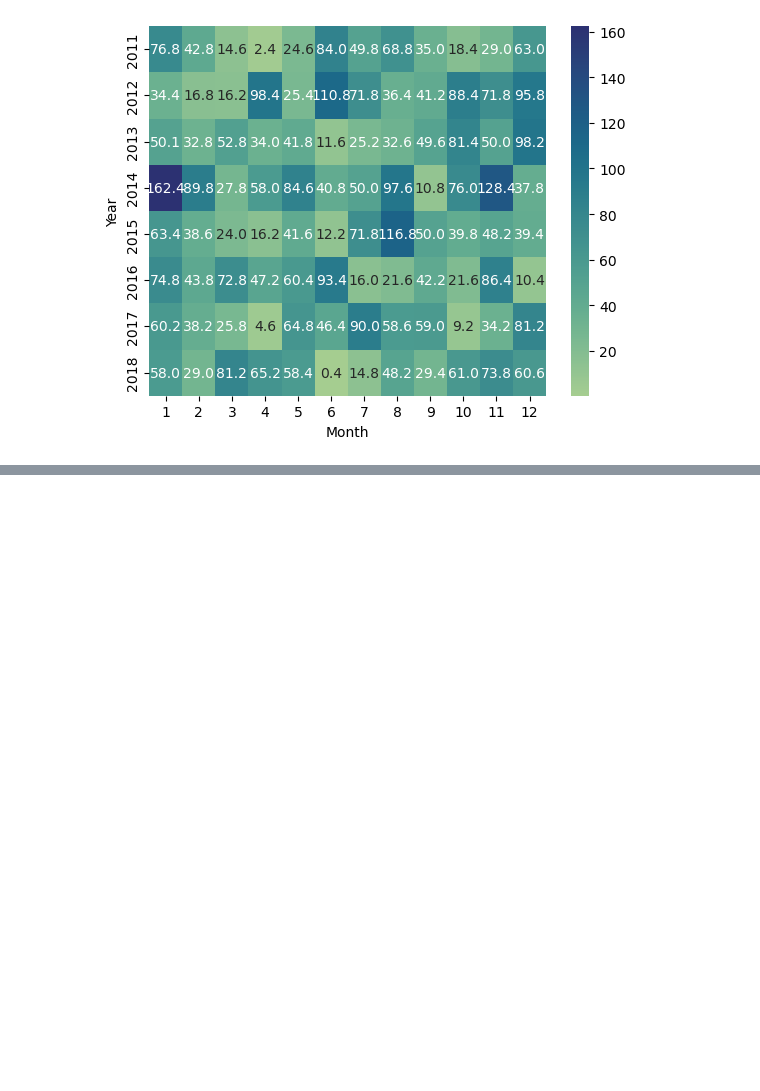
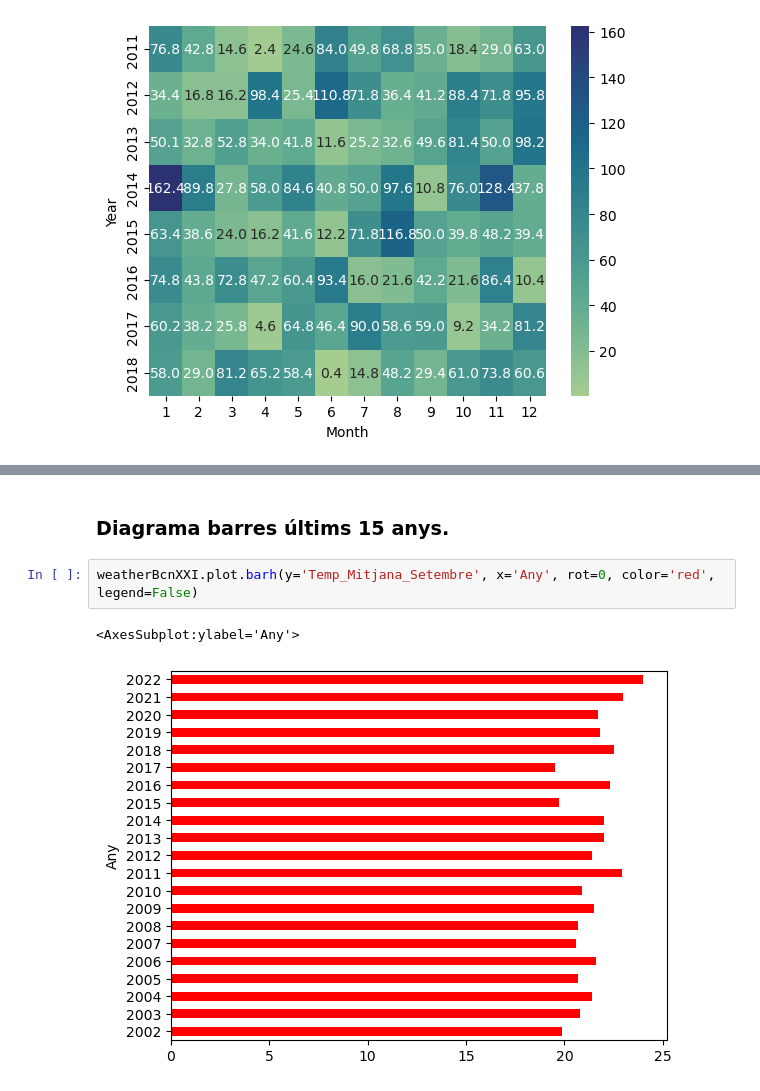
Before and after one commit to miquelamorosaldev/dawbio2-m14-bioinformatica-curs2022-2023-uf1-uf2, a Jupyter notebook: Sessió15_Estadistica/Estadistica_Rectes_Regressió/exercicis-metereologia.ipynb, the cells around one changed output, grey strips where cells are left out. Saved outputs shown, nothing was run; the diff lists cells and outputs as text; blank space fills up the shorter version.

```diff
--- a/Sessió15_Estadistica/Estadistica_Rectes_Regressió/exercicis-metereologia.ipynb
+++ b/Sessió15_Estadistica/Estadistica_Rectes_Regressió/exercicis-metereologia.ipynb
@@ -193,0 +235,7 @@ sns.heatmap(rains, cmap="crest", annot=True, fmt=".1f")
+# %% [markdown]
+### Diagrama barres últims 15 anys.
+# %%
+weatherBcnXXI.plot.barh(y='Temp_Mitjana_Setembre', x='Any', rot=0, color='red', legend=False)
+# %% [output]
+<AxesSubplot:ylabel='Any'>
+[figure, added]
```
Also changed, not shown: parts of 7 cells of this notebook.
